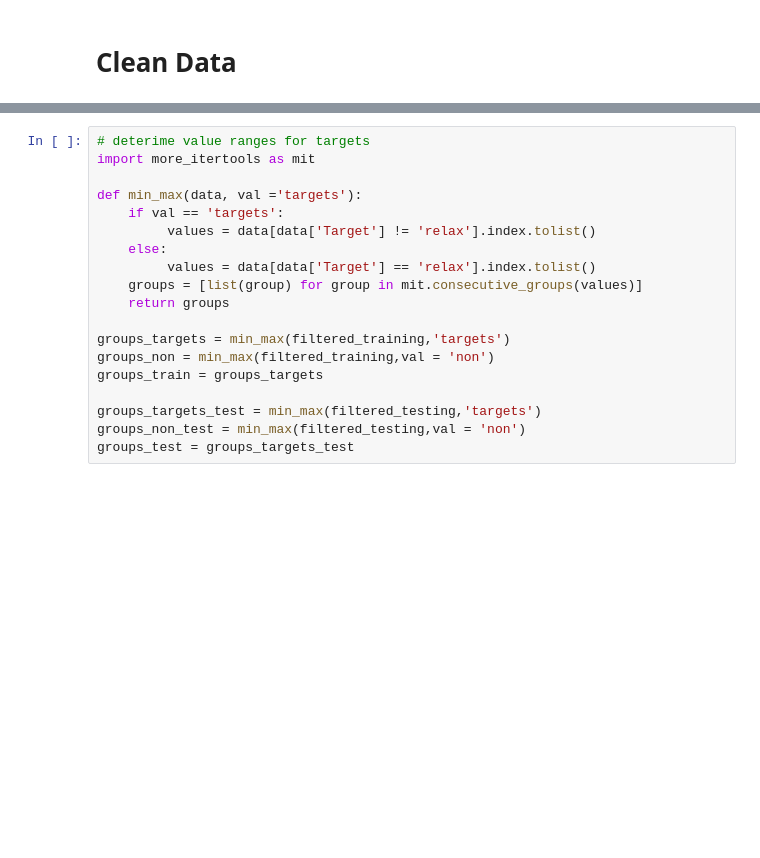
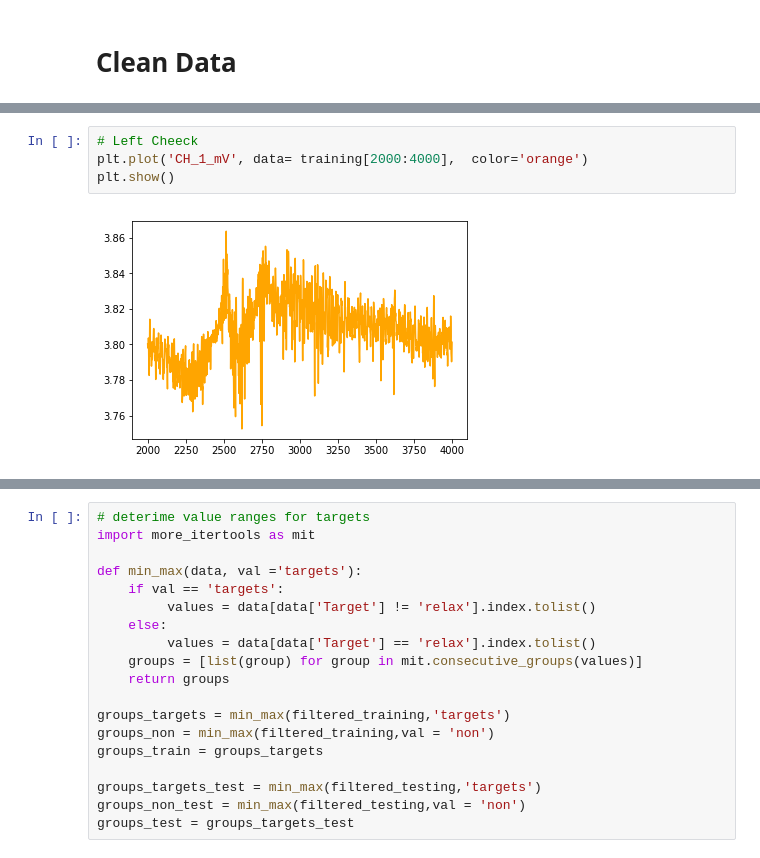
Before and after one commit to RoamEasy/emg-deep-learning, a Jupyter notebook: data_analysis.ipynb, the cells around one changed output, grey strips where cells are left out. Cells and saved outputs as stored; diff of their text form; blank space fills up the shorter version.

```diff
--- a/data_analysis.ipynb
+++ b/data_analysis.ipynb
@@ -93,0 +148,6 @@ def low_pass(fc, b):
+# %%
+# Left Cheeck
+plt.plot('CH_1_mV', data= training[2000:4000],  color='orange')
+plt.show()
+# %% [output]
+[figure, added]
```
Also changed, not shown: parts of 12 cells of this notebook.
